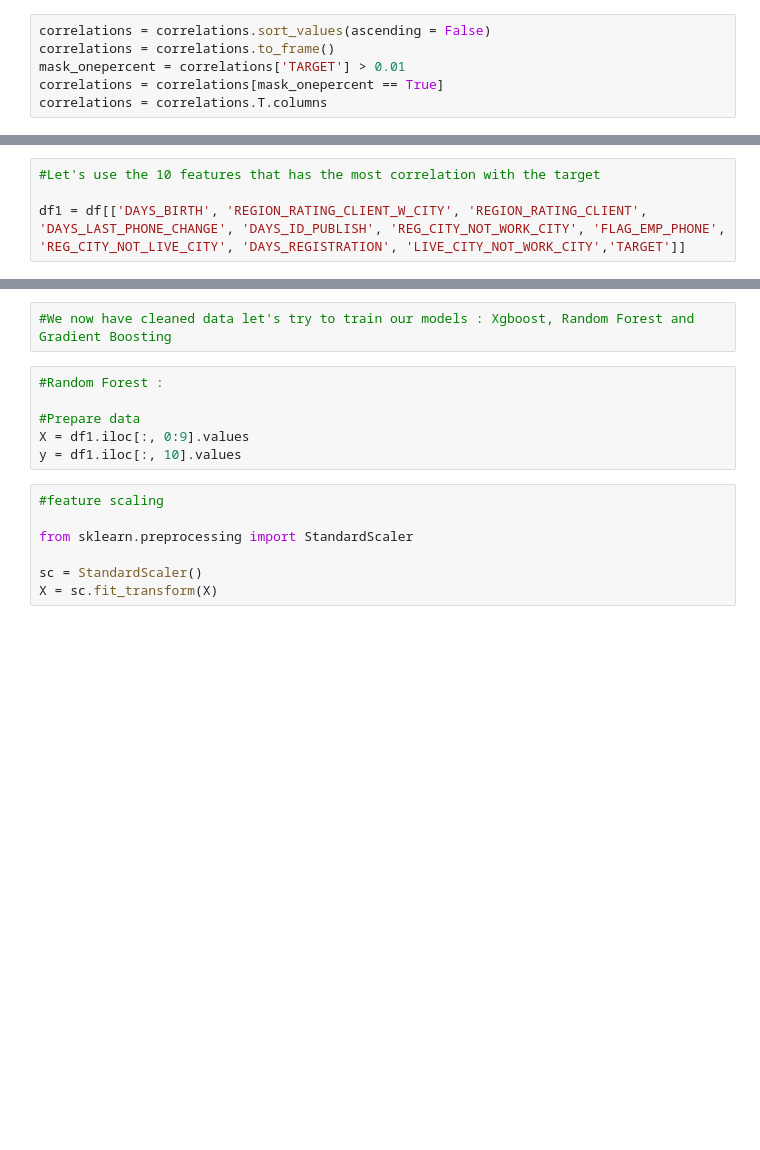
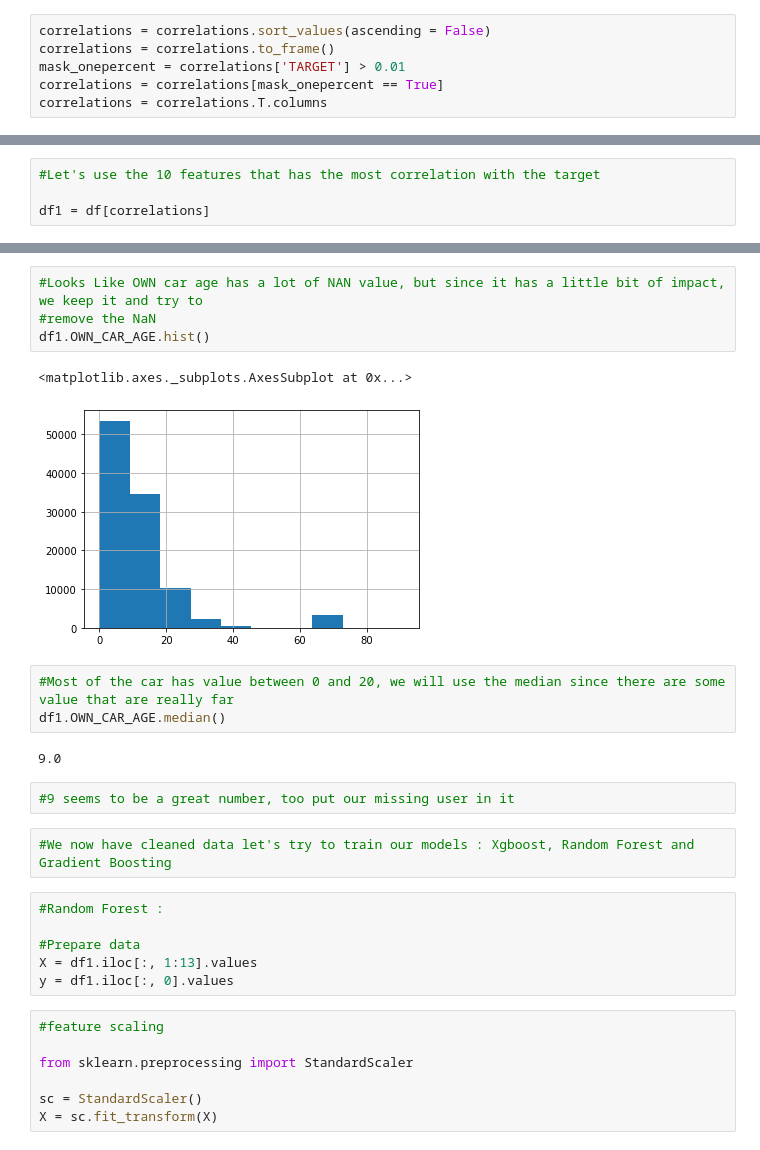
Before and after one commit to monsieurlx/MLFLOW, a Jupyter notebook: Ml-Copy2.ipynb, the cells around one changed output, grey strips where cells are left out. Drawn from its saved outputs; the diff is of its cells as text; blank space fills up the shorter version.

```diff
--- a/Ml-Copy2.ipynb
+++ b/Ml-Copy2.ipynb
@@ -164,4 +171,4 @@ corr
 # %%
 #Let's use the 10 features that has the most correlation with the target
 
-df1 = df[['DAYS_BIRTH', 'REGION_RATING_CLIENT_W_CITY', 'REGION_RATING_CLIENT', 'DAYS_LAST_PHONE_CHANGE', 'DAYS_ID_PUBLISH', 'REG_CITY_NOT_WORK_CITY', 'FLAG_EMP_PHONE', 'REG_CITY_NOT_LIVE_CITY', 'DAYS_REGISTRATION', 'LIVE_CITY_NOT_WORK_CITY','TARGET']]
+df1 = df[correlations]
@@ -172,11 +184,25 @@ df1.head()
+# %%
+#Looks Like OWN car age has a lot of NAN value, but since it has a little bit of impact, we keep it and try to
+#remove the NaN
+df1.OWN_CAR_AGE.hist()
+# %% [output]
+<matplotlib.axes._subplots.AxesSubplot at 0x...>
+[figure, added]
+# %%
+#Most of the car has value between 0 and 20, we will use the median since there are some value that are really far
+df1.OWN_CAR_AGE.median()
+# %% [output]
+9.0
+# %%
+#9 seems to be a great number, too put our missing user in it
 # %%
 #We now have cleaned data let's try to train our models : Xgboost, Random Forest and Gradient Boosting
 # %%
 #Random Forest :
 
 #Prepare data
-X = df1.iloc[:, 0:9].values
-y = df1.iloc[:, 10].values
+X = df1.iloc[:, 1:13].values
+y = df1.iloc[:, 0].values
 # %%
 #feature scaling
 
```
Also changed, not shown: parts of 7 cells of this notebook.
